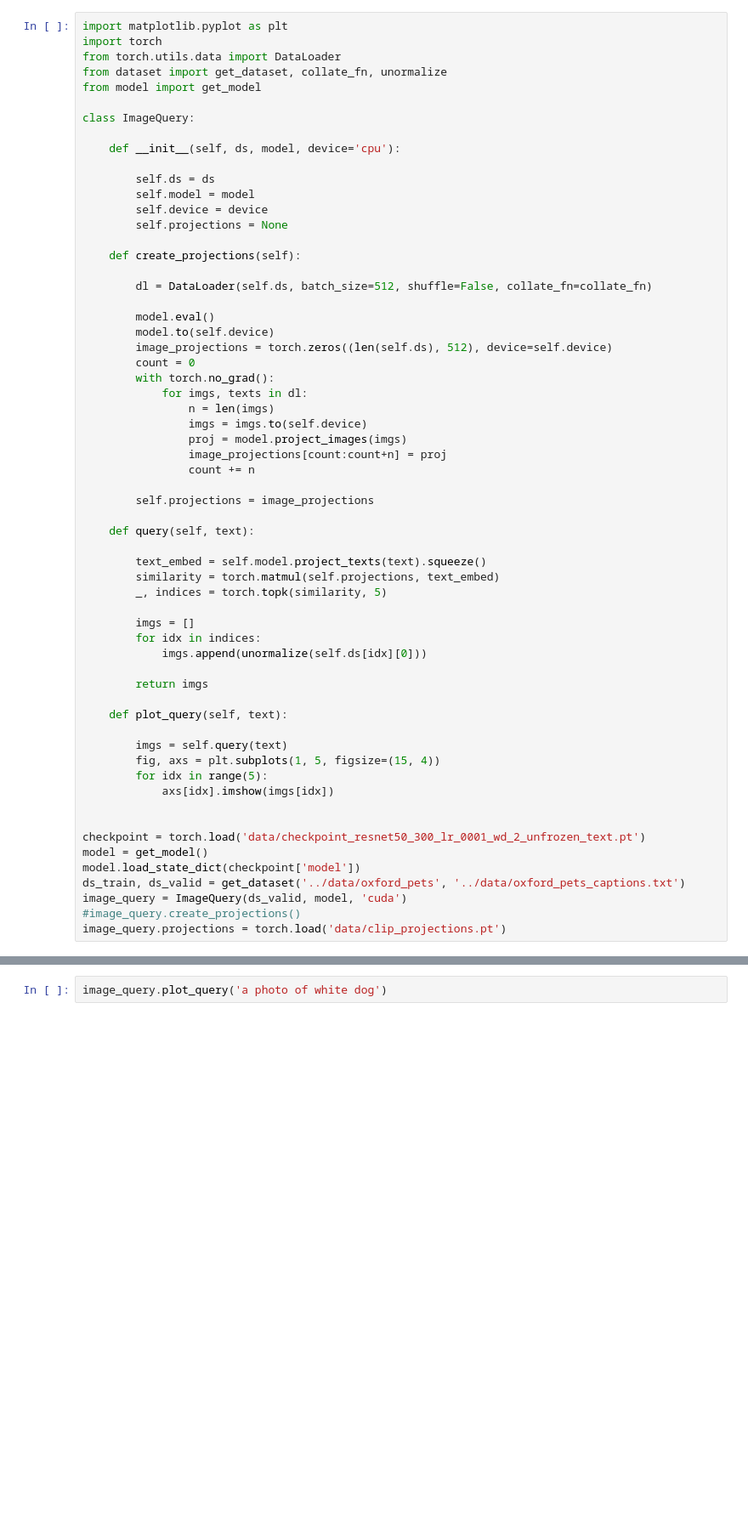
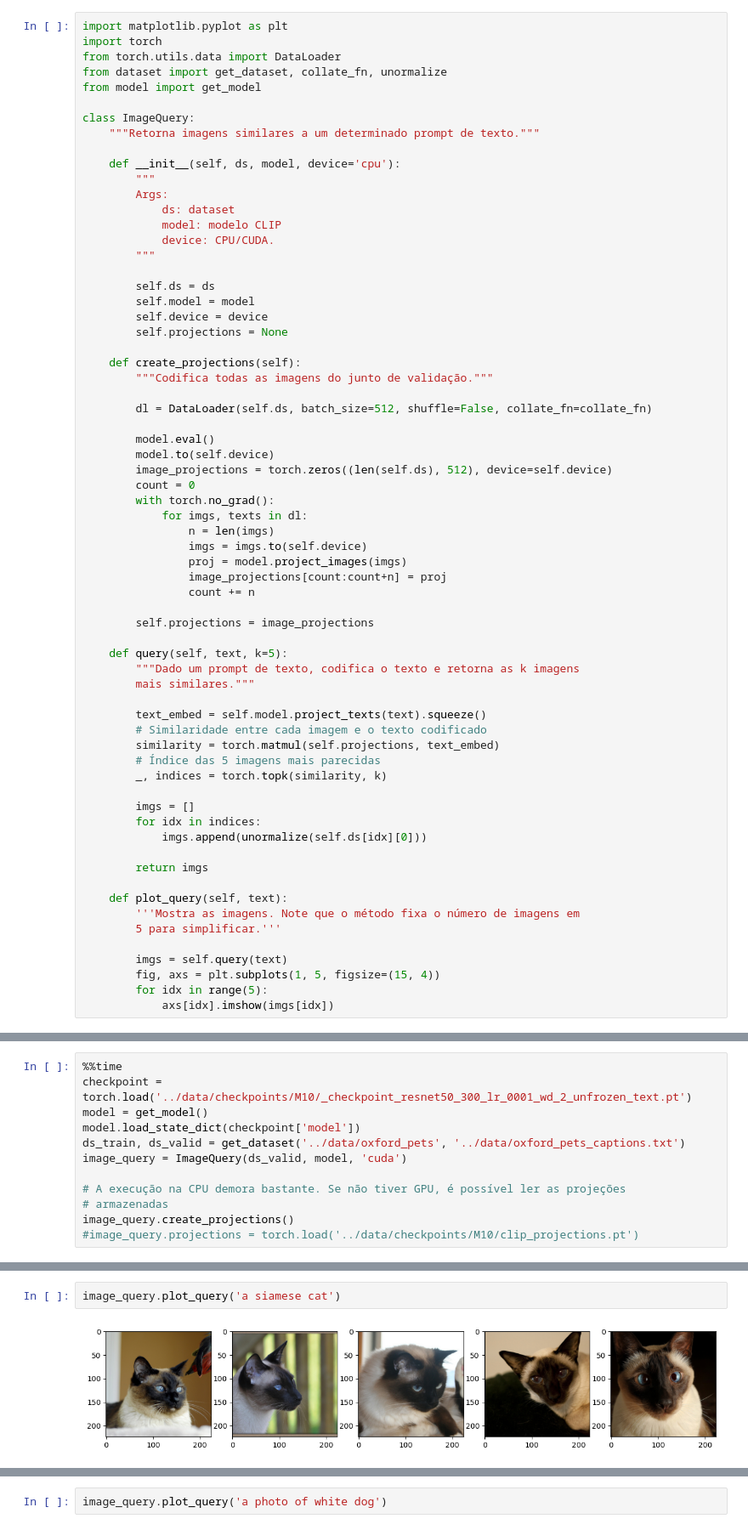
Before and after one commit to chcomin/curso-visao-computacional-2024, a Jupyter notebook: M10_texto_e_imagens/4 - Usando o CLIP e modelos Huggingface.ipynb, the cells around one changed output, grey strips where cells are left out. Shown at 85% size. Cells and saved outputs as stored; diff of their text form; blank space fills up the shorter version.

```diff
--- a/M10_texto_e_imagens/4 - Usando o CLIP e modelos Huggingface.ipynb
+++ b/M10_texto_e_imagens/4 - Usando o CLIP e modelos Huggingface.ipynb
@@ -8,8 +12,15 @@ from dataset import get_dataset, collate_fn, unormalize
 from model import get_model
 
 class ImageQuery:
+    """Retorna imagens similares a um determinado prompt de texto."""
 
     def __init__(self, ds, model, device='cpu'):
+        """
+        Args:
+            ds: dataset
+            model: modelo CLIP
+            device: CPU/CUDA.
+        """
 
         self.ds = ds
         self.model = model
@@ -17,6 +28,7 @@ class ImageQuery:
         self.projections = None
 
     def create_projections(self):
+        """Codifica todas as imagens do junto de validação."""
 
         dl = DataLoader(self.ds, batch_size=512, shuffle=False, collate_fn=collate_fn)
 
@@ -34,11 +46,15 @@ class ImageQuery:
 
         self.projections = image_projections
 
-    def query(self, text):
+    def query(self, text, k=5):
+        """Dado um prompt de texto, codifica o texto e retorna as k imagens
+        mais similares."""
 
         text_embed = self.model.project_texts(text).squeeze()
+        # Similaridade entre cada imagem e o texto codificado
         similarity = torch.matmul(self.projections, text_embed)
-        _, indices = torch.topk(similarity, 5)
+        # Índice das 5 imagens mais parecidas
+        _, indices = torch.topk(similarity, k)
 
         imgs = []
         for idx in indices:
@@ -47,17 +63,10 @@ class ImageQuery:
         return imgs
 
     def plot_query(self, text):
+        '''Mostra as imagens. Note que o método fixa o número de imagens em
+        5 para simplificar.'''
 
         imgs = self.query(text)
         fig, axs = plt.subplots(1, 5, figsize=(15, 4))
         for idx in range(5):
             axs[idx].imshow(imgs[idx])
-
-
-checkpoint = torch.load('data/checkpoint_resnet50_300_lr_0001_wd_2_unfrozen_text.pt')
-model = get_model()
-model.load_state_dict(checkpoint['model'])
-ds_train, ds_valid = get_dataset('../data/oxford_pets', '../data/oxford_pets_captions.txt')
-image_query = ImageQuery(ds_valid, model, 'cuda')
-#image_query.create_projections()
-image_query.projections = torch.load('data/clip_projections.pt')
@@ -79,0 +73,12 @@ image_query.plot_query('a cat on a couch')
+# %%
+%%time
+checkpoint = torch.load('../data/checkpoints/M10/_checkpoint_resnet50_300_lr_0001_wd_2_unfrozen_text.pt')
+model = get_model()
+model.load_state_dict(checkpoint['model'])
+ds_train, ds_valid = get_dataset('../data/oxford_pets', '../data/oxford_pets_captions.txt')
+image_query = ImageQuery(ds_valid, model, 'cuda')
+
+# A execução na CPU demora bastante. Se não tiver GPU, é possível ler as projeções
+# armazenadas
+image_query.create_projections()
+#image_query.projections = torch.load('../data/checkpoints/M10/clip_projections.pt')
@@ -79,0 +92,4 @@ image_query.plot_query('a cat on a couch')
+# %%
+image_query.plot_query('a siamese cat')
+# %% [output]
+[figure, added]
```
Also changed, not shown: parts of 16 cells of this notebook, 32 other files.
